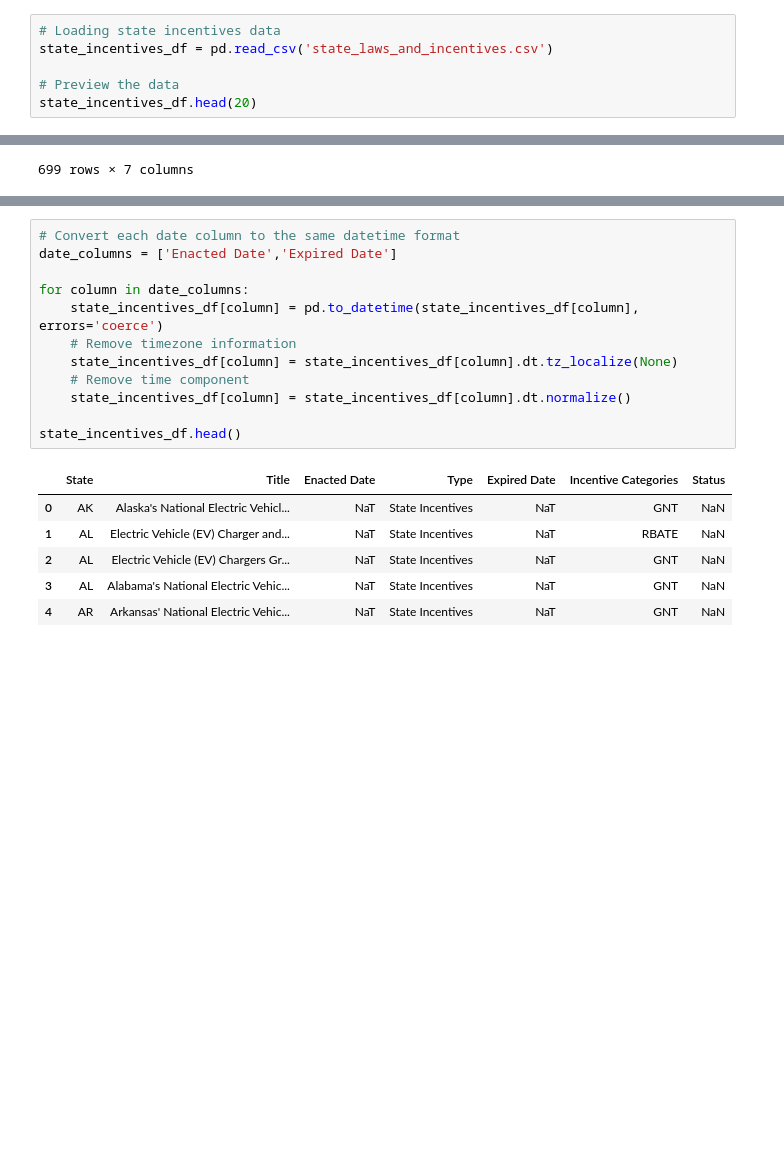
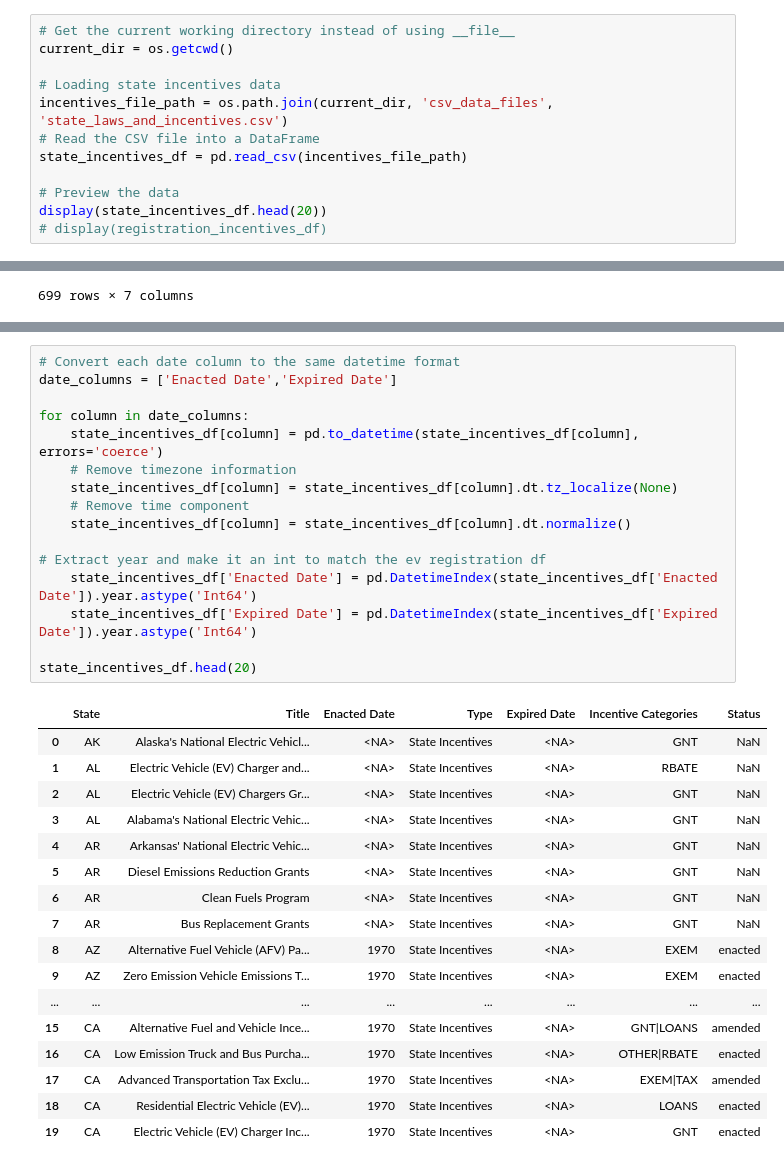
Before and after one commit to kyle-du/ev-research-proj, a Jupyter notebook: State_Incentives.ipynb, the cells around one changed output, grey strips where cells are left out. Saved outputs shown, nothing was run; the diff lists cells and outputs as text; blank space fills up the shorter version.

Commit message:
updated state incentives notebook

```diff
--- a/State_Incentives.ipynb
+++ b/State_Incentives.ipynb
@@ -14,11 +16,17 @@ import matplotlib.pyplot as plt
 # %% [markdown]
 ## Data Cleaning
 # %%
+# Get the current working directory instead of using __file__
+current_dir = os.getcwd()
+
 # Loading state incentives data
-state_incentives_df = pd.read_csv('state_laws_and_incentives.csv')
+incentives_file_path = os.path.join(current_dir, 'csv_data_files', 'state_laws_and_incentives.csv')
+# Read the CSV file into a DataFrame
+state_incentives_df = pd.read_csv(incentives_file_path)
 
 # Preview the data
-state_incentives_df.head(20)
+display(state_incentives_df.head(20))
+# display(registration_incentives_df)
 # %% [output]
 |  | Law Id | State | Title | Text | Enacted Date | Amended Date | Recent? | Sequence Number | Type | ... |
 | 0 | 284 | US | Congestion Mitigation and Air Qua... | The CMAQ Program provides funding... | 2005-08-10 00:00:00 UTC | 2021-11-15 00:00:00 UTC | False | 54.0 | Incentives | ... |
@@ -121,21 +129,36 @@ state_incentives_df.head(20)
 # %%
 # Convert each date column to the same datetime format
 date_columns = ['Enacted Date','Expired Date']
 
 for column in date_columns:
     state_incentives_df[column] = pd.to_datetime(state_incentives_df[column], errors='coerce')
     # Remove timezone information
     state_incentives_df[column] = state_incentives_df[column].dt.tz_localize(None)
     # Remove time component
     state_incentives_df[column] = state_incentives_df[column].dt.normalize()
 
-state_incentives_df.head()
+# Extract year and make it an int to match the ev registration df
+    state_incentives_df['Enacted Date'] = pd.DatetimeIndex(state_incentives_df['Enacted Date']).year.astype('Int64')
+    state_incentives_df['Expired Date'] = pd.DatetimeIndex(state_incentives_df['Expired Date']).year.astype('Int64')
+
+state_incentives_df.head(20)
 # %% [output]
 |  | State | Title | Enacted Date | Type | Expired Date | Incentive Categories | Status |
-| 0 | AK | Alaska's National Electric Vehicl... | NaT | State Incentives | NaT | GNT | NaN |
-| 1 | AL | Electric Vehicle (EV) Charger and... | NaT | State Incentives | NaT | RBATE | NaN |
-| 2 | AL | Electric Vehicle (EV) Chargers Gr... | NaT | State Incentives | NaT | GNT | NaN |
-| 3 | AL | Alabama's National Electric Vehic... | NaT | State Incentives | NaT | GNT | NaN |
-| 4 | AR | Arkansas' National Electric Vehic... | NaT | State Incentives | NaT | GNT | NaN |
+| 0 | AK | Alaska's National Electric Vehicl... | <NA> | State Incentives | <NA> | GNT | NaN |
+| 1 | AL | Electric Vehicle (EV) Charger and... | <NA> | State Incentives | <NA> | RBATE | NaN |
+| 2 | AL | Electric Vehicle (EV) Chargers Gr... | <NA> | State Incentives | <NA> | GNT | NaN |
+| 3 | AL | Alabama's National Electric Vehic... | <NA> | State Incentives | <NA> | GNT | NaN |
+| 4 | AR | Arkansas' National Electric Vehic... | <NA> | State Incentives | <NA> | GNT | NaN |
+| 5 | AR | Diesel Emissions Reduction Grants | <NA> | State Incentives | <NA> | GNT | NaN |
+| 6 | AR | Clean Fuels Program | <NA> | State Incentives | <NA> | GNT | NaN |
+| 7 | AR | Bus Replacement Grants | <NA> | State Incentives | <NA> | GNT | NaN |
+| 8 | AZ | Alternative Fuel Vehicle (AFV) Pa... | 1970 | State Incentives | <NA> | EXEM | enacted |
+| 9 | AZ | Zero Emission Vehicle Emissions T... | 1970 | State Incentives | <NA> | EXEM | enacted |
+| ... | ... | ... | ... | ... | ... | ... | ... |
+| 15 | CA | Alternative Fuel and Vehicle Ince... | 1970 | State Incentives | <NA> | GNT|LOANS | amended |
+| 16 | CA | Low Emission Truck and Bus Purcha... | 1970 | State Incentives | <NA> | OTHER|RBATE | enacted |
+| 17 | CA | Advanced Transportation Tax Exclu... | 1970 | State Incentives | <NA> | EXEM|TAX | amended |
+| 18 | CA | Residential Electric Vehicle (EV)... | 1970 | State Incentives | <NA> | LOANS | enacted |
+| 19 | CA | Electric Vehicle (EV) Charger Inc... | 1970 | State Incentives | <NA> | GNT | enacted |
 # %%
 # Drop rows with inactive state incentives
```
Also changed, not shown: parts of 6 cells of this notebook, 1 other file.
